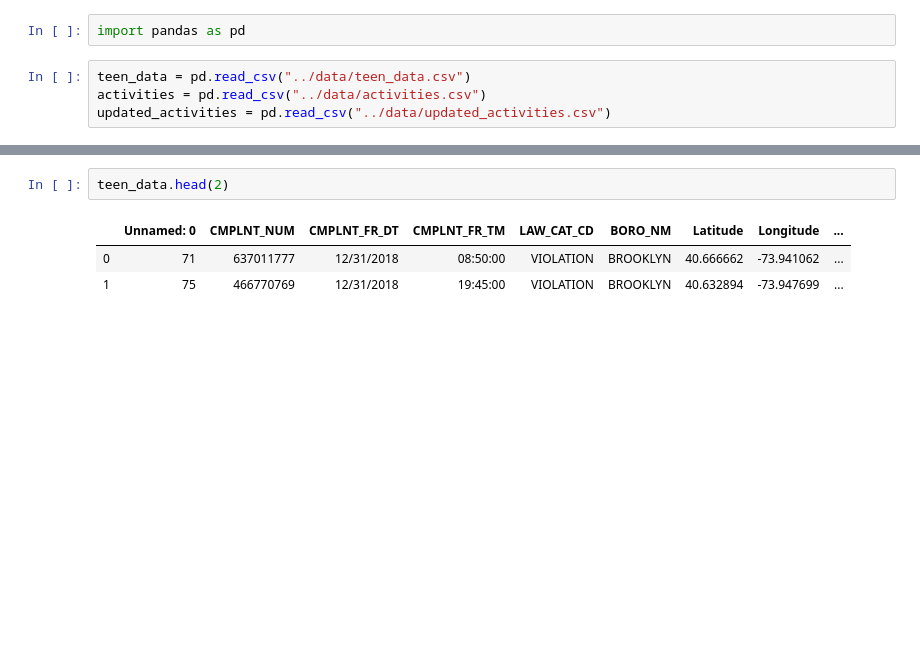
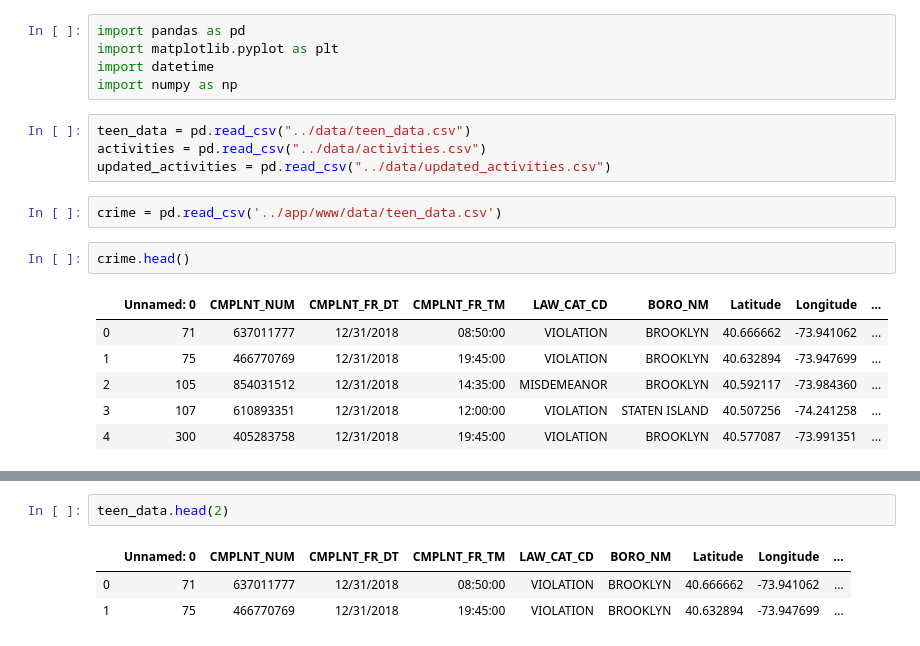
Before and after one commit to TZstatsADS/fall2019-proj2--sec2-grp8, a Jupyter notebook: doc/sl proj2 group8.ipynb, the cells around one changed output, grey strips where cells are left out. Cells and saved outputs as stored; diff of their text form; blank space fills up the shorter version.

```diff
--- a/doc/sl proj2 group8.ipynb
+++ b/doc/sl proj2 group8.ipynb
@@ -1,6 +1,20 @@
-# %%
-import pandas as pd
+# %%
+import pandas as pd
+import matplotlib.pyplot as plt
+import datetime
+import numpy as np
 # %%
 teen_data = pd.read_csv("../data/teen_data.csv")
 activities = pd.read_csv("../data/activities.csv")
 updated_activities = pd.read_csv("../data/updated_activities.csv")
+# %%
+crime = pd.read_csv('../app/www/data/teen_data.csv')
+# %%
+crime.head()
+# %% [output]
+|  | Unnamed: 0 | CMPLNT_NUM | CMPLNT_FR_DT | CMPLNT_FR_TM | LAW_CAT_CD | BORO_NM | Latitude | Longitude | ... |
+| 0 | 71 | 637011777 | 12/31/2018 | 08:50:00 | VIOLATION | BROOKLYN | 40.666662 | -73.941062 | ... |
+| 1 | 75 | 466770769 | 12/31/2018 | 19:45:00 | VIOLATION | BROOKLYN | 40.632894 | -73.947699 | ... |
+| 2 | 105 | 854031512 | 12/31/2018 | 14:35:00 | MISDEMEANOR | BROOKLYN | 40.592117 | -73.984360 | ... |
+| 3 | 107 | 610893351 | 12/31/2018 | 12:00:00 | VIOLATION | STATEN ISLAND | 40.507256 | -74.241258 | ... |
+| 4 | 300 | 405283758 | 12/31/2018 | 19:45:00 | VIOLATION | BROOKLYN | 40.577087 | -73.991351 | ... |
```
Also changed, not shown: parts of 12 cells of this notebook, 4 other files.
